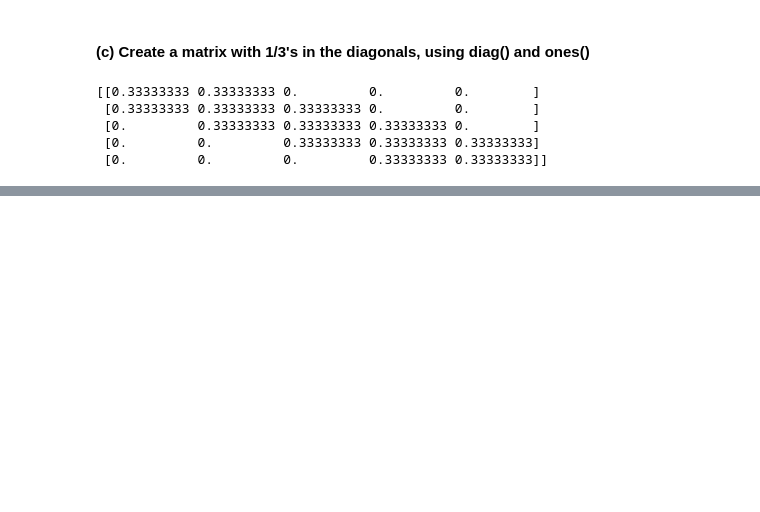
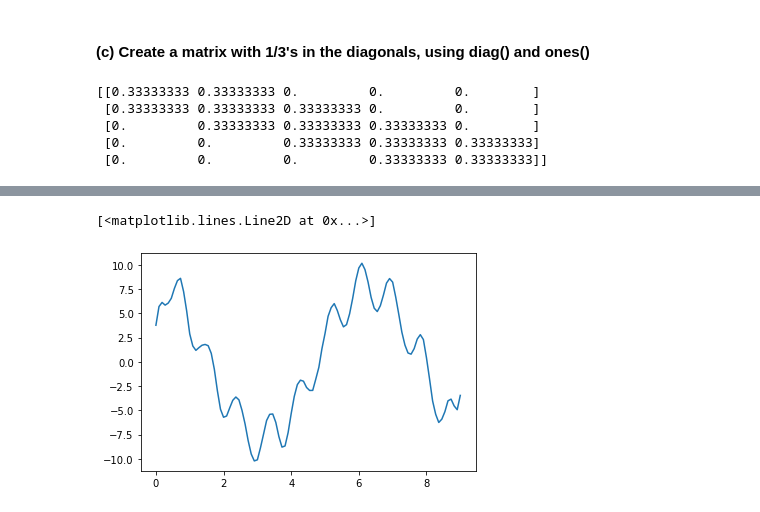
Before and after one commit to r59q/pynotebook, a Jupyter notebook: notebooks/Handin 2.ipynb, the cells around one changed output, grey strips where cells are left out. Drawn from its saved outputs; the diff is of its cells as text; code cells hidden in the pictures; blank space fills up the shorter version.

```diff
--- a/notebooks/Handin 2.ipynb
+++ b/notebooks/Handin 2.ipynb
@@ -64,0 +84,6 @@ print(thirdsDiag(5))
+# %%
+fig, ax = plt.subplots()
+ax.plot(x, A@A@y_noisy)
+# %% [output]
+[<matplotlib.lines.Line2D at 0x...>]
+[figure, added]
```
Also changed, not shown: parts of 7 cells of this notebook, 1 other file.
